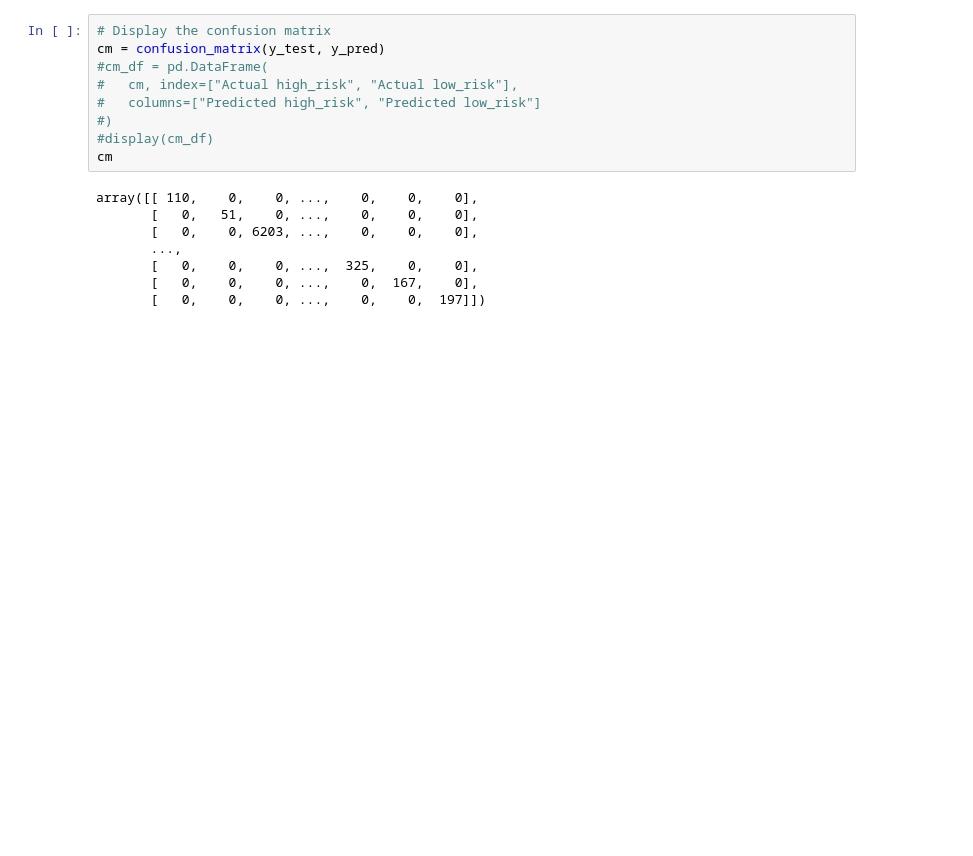
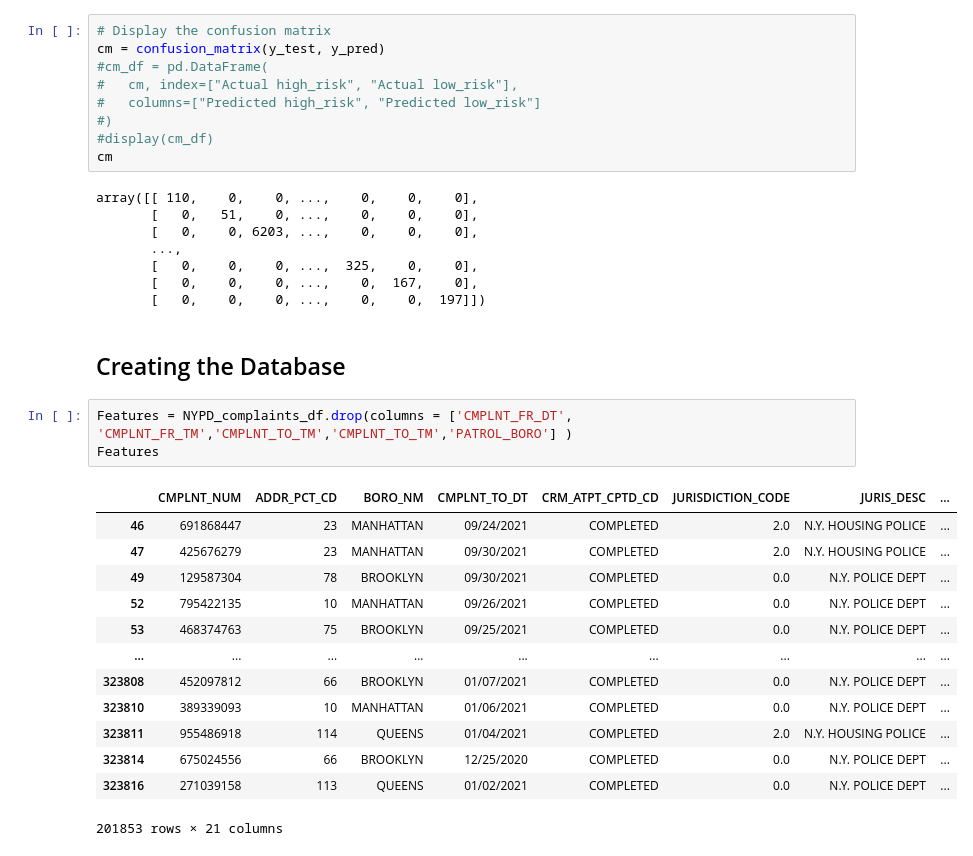
Before and after one commit to Hoots-25/NYPD_Analysis, a Jupyter notebook: NYPD_Complaints.ipynb, the cells around one changed output. Saved outputs shown, nothing was run; the diff lists cells and outputs as text; blank space fills up the shorter version.

Commit message:
First attempt at Database

```diff
--- a/NYPD_Complaints.ipynb
+++ b/NYPD_Complaints.ipynb
@@ -288,3 +296,22 @@ array([[ 110,    0,    0, ...,    0,    0,    0],
        [   0,    0,    0, ...,  325,    0,    0],
        [   0,    0,    0, ...,    0,  167,    0],
        [   0,    0,    0, ...,    0,    0,  197]])
+# %% [markdown]
+## Creating the Database
+# %%
+Features = NYPD_complaints_df.drop(columns = ['CMPLNT_FR_DT', 'CMPLNT_FR_TM','CMPLNT_TO_TM','CMPLNT_TO_TM','PATROL_BORO'] )
+Features
+# %% [output]
+|  | CMPLNT_NUM | ADDR_PCT_CD | BORO_NM | CMPLNT_TO_DT | CRM_ATPT_CPTD_CD | JURISDICTION_CODE | JURIS_DESC | ... |
+| 46 | 691868447 | 23 | MANHATTAN | 09/24/2021 | COMPLETED | 2.0 | N.Y. HOUSING POLICE | ... |
+| 47 | 425676279 | 23 | MANHATTAN | 09/30/2021 | COMPLETED | 2.0 | N.Y. HOUSING POLICE | ... |
+| 49 | 129587304 | 78 | BROOKLYN | 09/30/2021 | COMPLETED | 0.0 | N.Y. POLICE DEPT | ... |
+| 52 | 795422135 | 10 | MANHATTAN | 09/26/2021 | COMPLETED | 0.0 | N.Y. POLICE DEPT | ... |
+| 53 | 468374763 | 75 | BROOKLYN | 09/25/2021 | COMPLETED | 0.0 | N.Y. POLICE DEPT | ... |
+| ... | ... | ... | ... | ... | ... | ... | ... | ... |
+| 323808 | 452097812 | 66 | BROOKLYN | 01/07/2021 | COMPLETED | 0.0 | N.Y. POLICE DEPT | ... |
+| 323810 | 389339093 | 10 | MANHATTAN | 01/06/2021 | COMPLETED | 0.0 | N.Y. POLICE DEPT | ... |
+| 323811 | 955486918 | 114 | QUEENS | 01/04/2021 | COMPLETED | 2.0 | N.Y. HOUSING POLICE | ... |
+| 323814 | 675024556 | 66 | BROOKLYN | 12/25/2020 | COMPLETED | 0.0 | N.Y. POLICE DEPT | ... |
+| 323816 | 271039158 | 113 | QUEENS | 01/02/2021 | COMPLETED | 0.0 | N.Y. POLICE DEPT | ... |
+201853 rows × 21 columns
```
Also changed, not shown: parts of 3 cells of this notebook, 1 other file.
